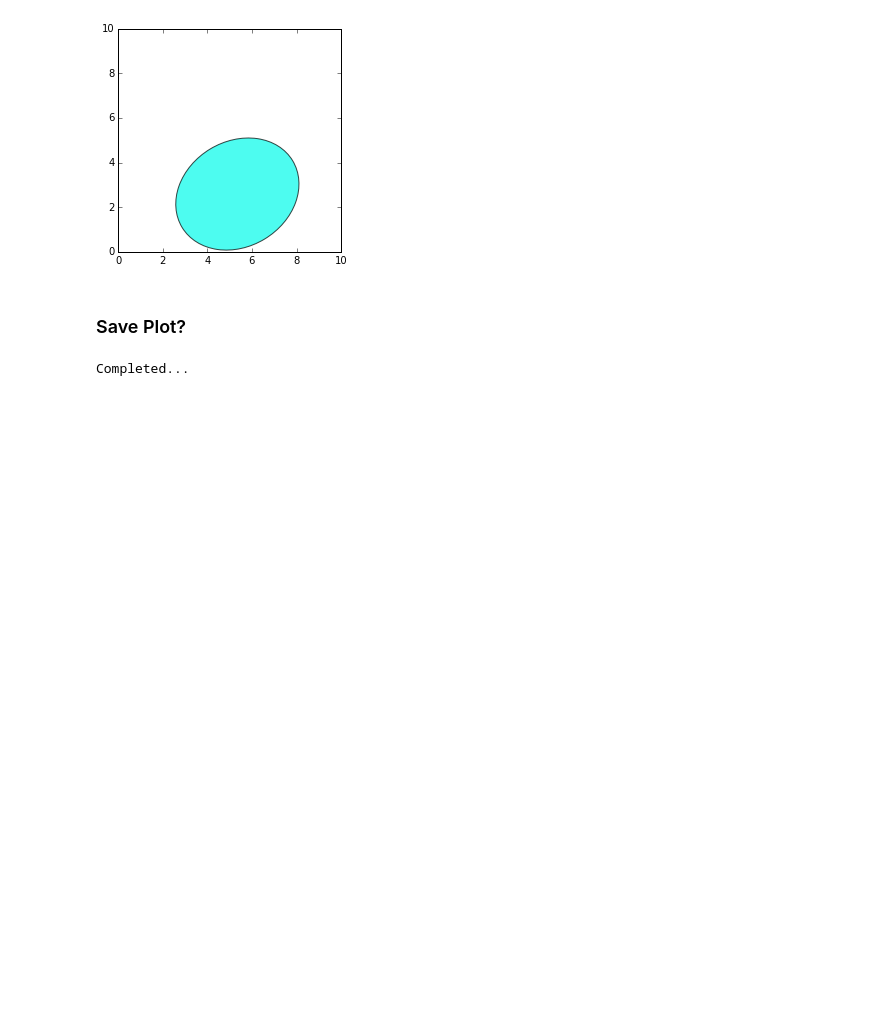
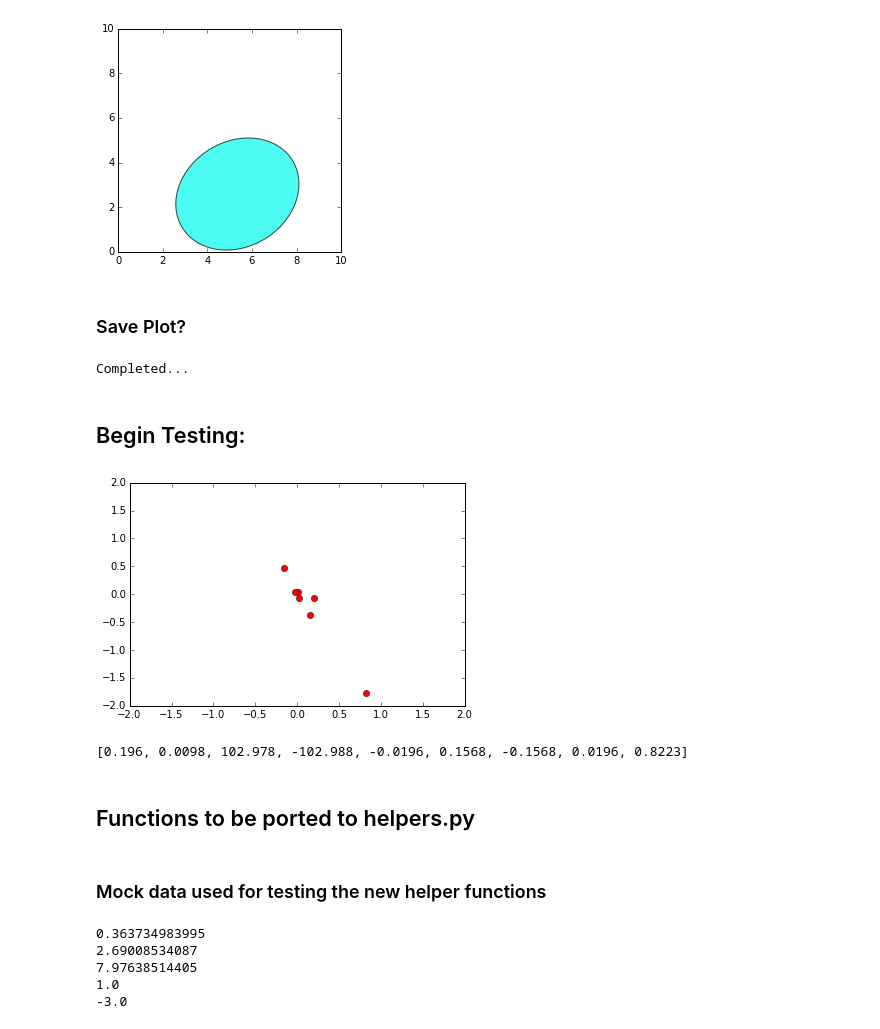
Before and after one commit to HarryRybacki-zz/SensorDataResearchReproduction, a Jupyter notebook: AnomalyDetectionNotebook.ipynb, the cells around one changed output. Cells and saved outputs as stored; diff of their text form; code cells hidden in the pictures; blank space fills up the shorter version.

```diff
--- a/AnomalyDetectionNotebook.ipynb
+++ b/AnomalyDetectionNotebook.ipynb
@@ -27,7 +30,7 @@ but that might be overkill. For know I am using a simple dictionary mapping each
 temperature and humidity data.
 """
 # location of IBRL sensor measurements dataset
-ibrl_sensor_measurements_file = "./datasets/data2.txt"
+ibrl_sensor_measurements_file = "./datasets/Reduced2530K.csv"
 
 # Create dictionary of original sensors mapping to their measurements
 # x1, x2, ..., xn where xi = (ti', hi') and X = (T, H)
@@ -121,3 +162,30 @@ fig.save(filename)
 print "Completed..."
 # %% [output]
 Completed...
+# %% [markdown]
+## Begin Testing:
+# %%
+sample_data_differences = [
+(0.196, -0.0681),
+(0.0098, 0.034),
+(102.978, -42.7569),
+(-102.988, 42.7229),
+(-0.0196, 0.034),
+(0.1568, -0.375),
+(-0.1568,0.4772),
+(0.0196,-0.0681),
+(0.8223, -1.7787)
+]
+# %%
+pyplot.plot([reading[0] for reading in sample_data_differences],
+            [reading[1] for reading in sample_data_differences],
+            'ro')
+pyplot.axis([-2, 2, -2, 2]) # [xmin, xmax, ymin, ymax]
+pyplot.show()
+
+print [reading[0] for reading in sample_data_differences]
+# %% [output]
+[figure, added]
+[0.196, 0.0098, 102.978, -102.988, -0.0196, 0.1568, -0.1568, 0.0196, 0.8223]
+# %% [markdown]
+## Functions to be ported to helpers.py
@@ -123,0 +291,15 @@ Completed...
+# %% [markdown]
+### Mock data used for testing the new helper functions
+# %%
+print calc_A(1, 2, 0.4)
+print calc_B(1, 2, 3, .4)
+print calc_C(1, 2, 3, .4)
+print calc_hi1(1, 2, 3, -.9)
+print calc_hi2(1, 2, 3, -.9)
+params = generate_ellipsoid(differences['31'], 2, 2)
+# %% [output]
+0.363734983995
+2.69008534087
+7.97638514405
+1.0
+-3.0
```
Also changed, not shown: parts of 8 cells of this notebook, 3 other files.
